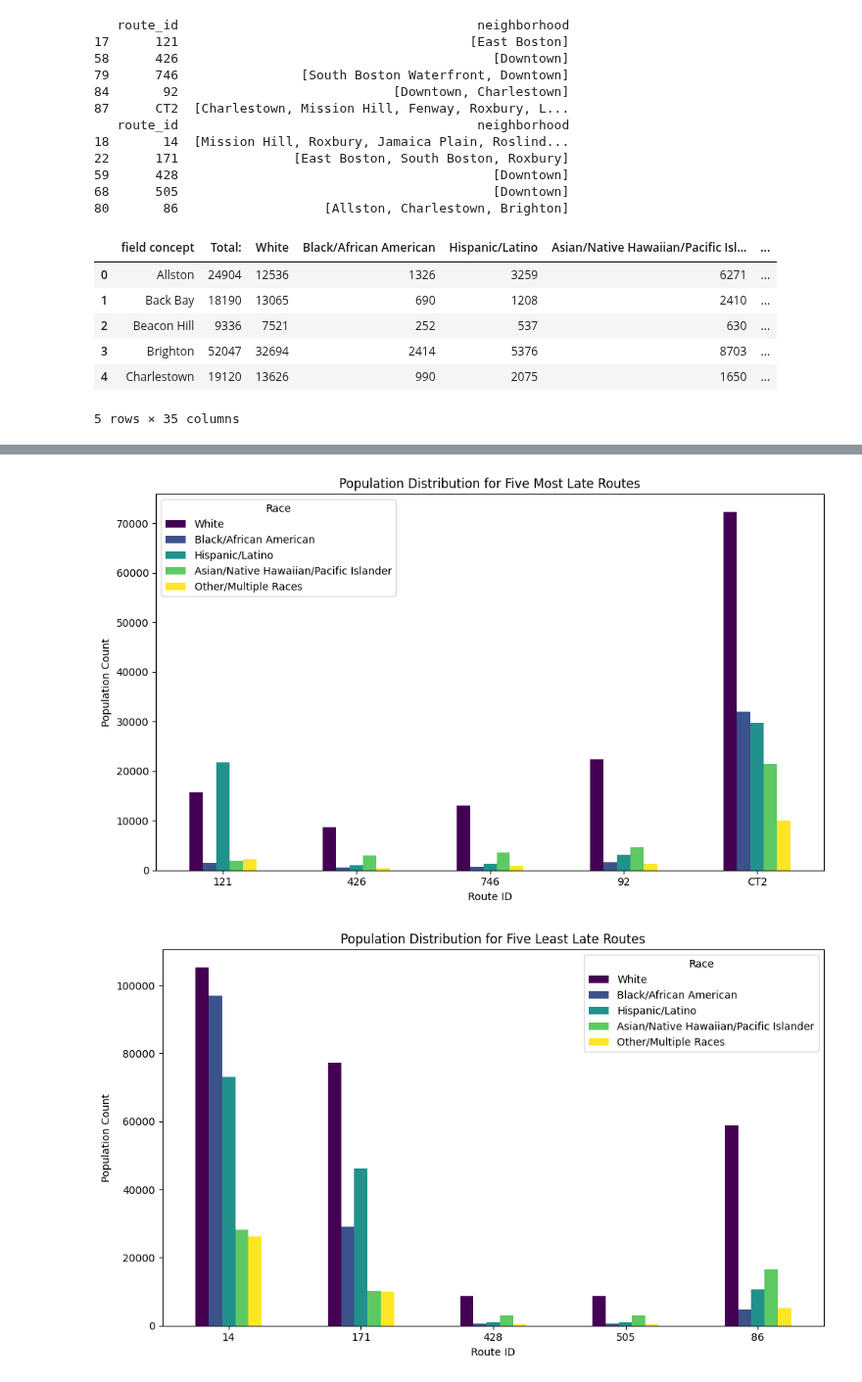
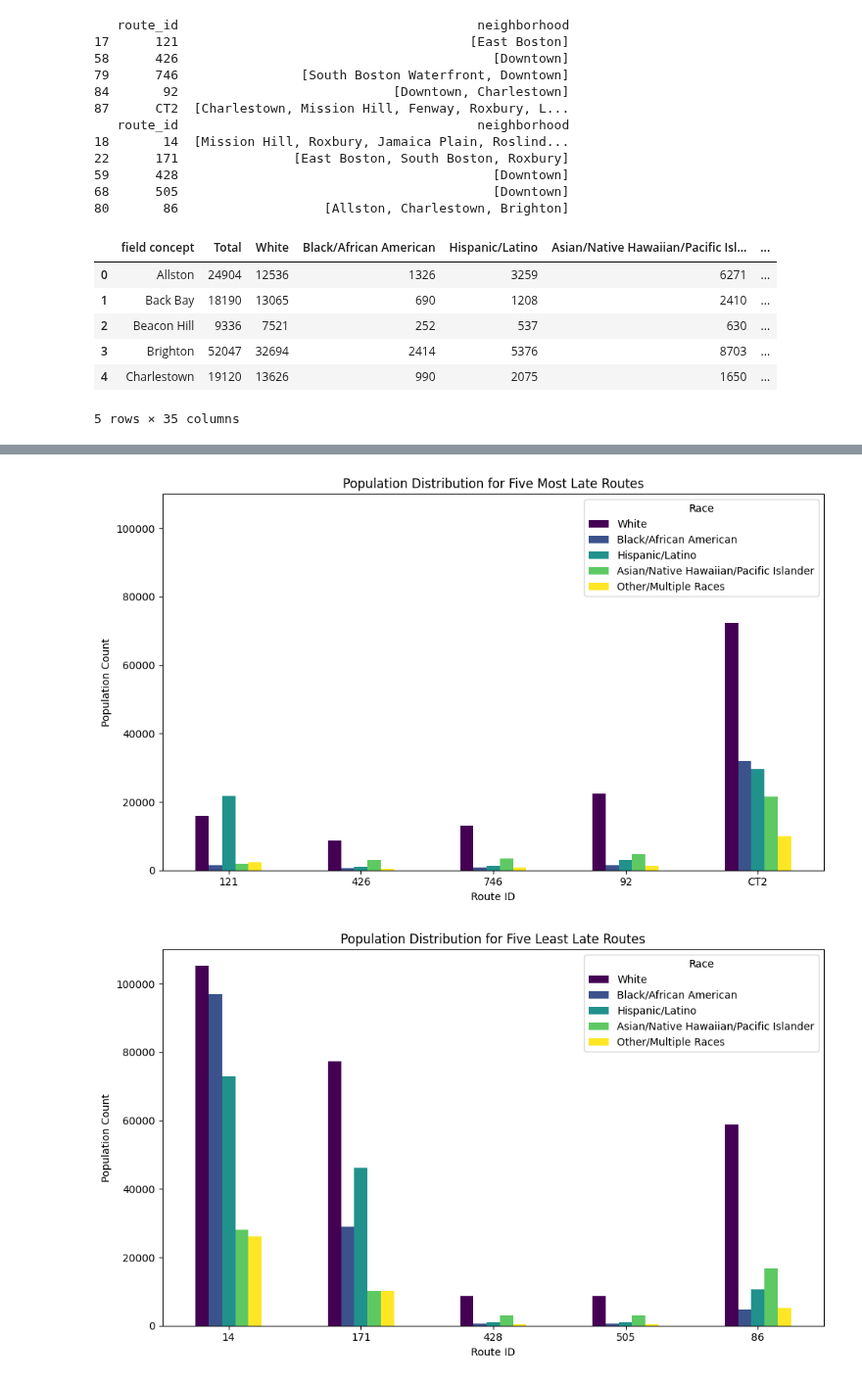
Before and after one commit to BU-Spark/ds-boston-transit-performance, a Jupyter notebook: fa23-team-c/baseques_visual.ipynb, the cells around one changed output, grey strips where cells are left out. Shown at 98% size. Saved outputs shown, nothing was run; the diff lists cells and outputs as text; code cells hidden in the pictures.

Commit message:
Fixed scales for visualisations and added age distribution

```diff
--- a/fa23-team-c/baseques_visual.ipynb
+++ b/fa23-team-c/baseques_visual.ipynb
@@ -102,13 +102,16 @@ census_data = census_data.rename(columns={'White alone': 'White',
                      'Black or African American alone': 'Black/African American',
                      'Hispanic or Latino': 'Hispanic/Latino',
                      'Asian, Native Hawaiian and Pacific Islander alone, all ages': 'Asian/Native Hawaiian/Pacific Islander',
-                     'Other Races or Multiple Races,  all ages': 'Other/Multiple Races'})
+                     'Other Races or Multiple Races,  all ages': 'Other/Multiple Races',
+                     'Total:': 'Total',
+                     'Total:.1': 'Adults',
+                     'Total: aged 0-17': 'Children (Ages 0-17)'})
 
-columns_interested = ['White', 'Black/African American', 'Hispanic/Latino', 'Asian/Native Hawaiian/Pacific Islander', 'Other/Multiple Races', 'College/University student housing']
+columns_interested = ['White', 'Black/African American', 'Hispanic/Latino', 'Asian/Native Hawaiian/Pacific Islander', 'Other/Multiple Races', 'College/University student housing', 'Total', 'Adults', 'Children (Ages 0-17)']
 # %%
 census_data.head()
 # %% [output]
-|  | field concept | Total: | White | Black/African American | Hispanic/Latino | Asian/Native Hawaiian/Pacific Isl... | ... |
+|  | field concept | Total | White | Black/African American | Hispanic/Latino | Asian/Native Hawaiian/Pacific Isl... | ... |
 | 0 | Allston | 24904 | 12536 | 1326 | 3259 | 6271 | ... |
 | 1 | Back Bay | 18190 | 13065 | 690 | 1208 | 2410 | ... |
 | 2 | Beacon Hill | 9336 | 7521 | 252 | 537 | 630 | ... |
@@ -146,17 +149,18 @@ least_late_routes_data.head()
 # %%
 most_late_race_data = most_late_routes_data[['route_id', 'White', 'Black/African American', 'Hispanic/Latino', 'Asian/Native Hawaiian/Pacific Islander', 'Other/Multiple Races']]
 most_late_race_data.set_index('route_id', inplace=True)
 
 most_late_race_data.plot(kind='bar', figsize=(10,6), colormap='viridis')
 plt.xlabel('Route ID')
 plt.ylabel('Population Count')
 plt.title('Population Distribution for Five Most Late Routes')
 plt.legend(title='Race')
 plt.xticks(rotation=0)
+plt.ylim(0,110000)
 plt.tight_layout()
 plt.show()
 # %% [output]
-[figure, old version]
+[figure, new version]
 # %%
 least_late_race_data = least_late_routes_data[['route_id', 'White', 'Black/African American', 'Hispanic/Latino', 'Asian/Native Hawaiian/Pacific Islander', 'Other/Multiple Races']]
 least_late_race_data.set_index('route_id', inplace=True)
```
Also changed, not shown: parts of 3 cells of this notebook.
